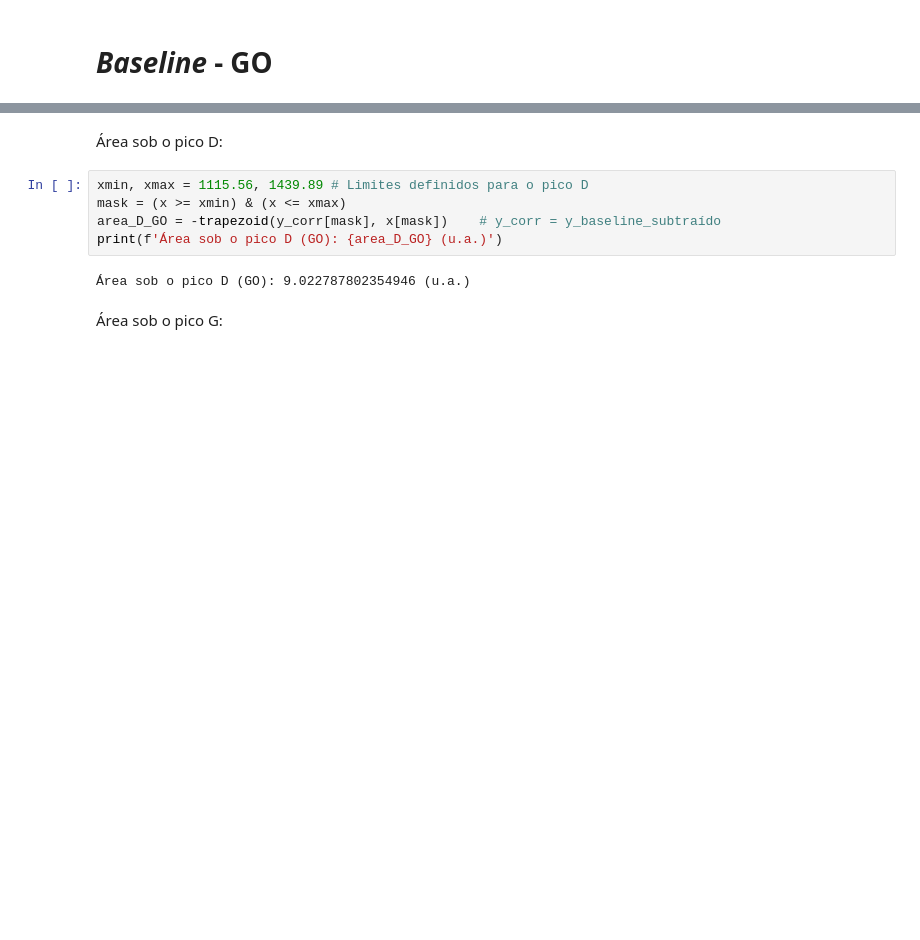
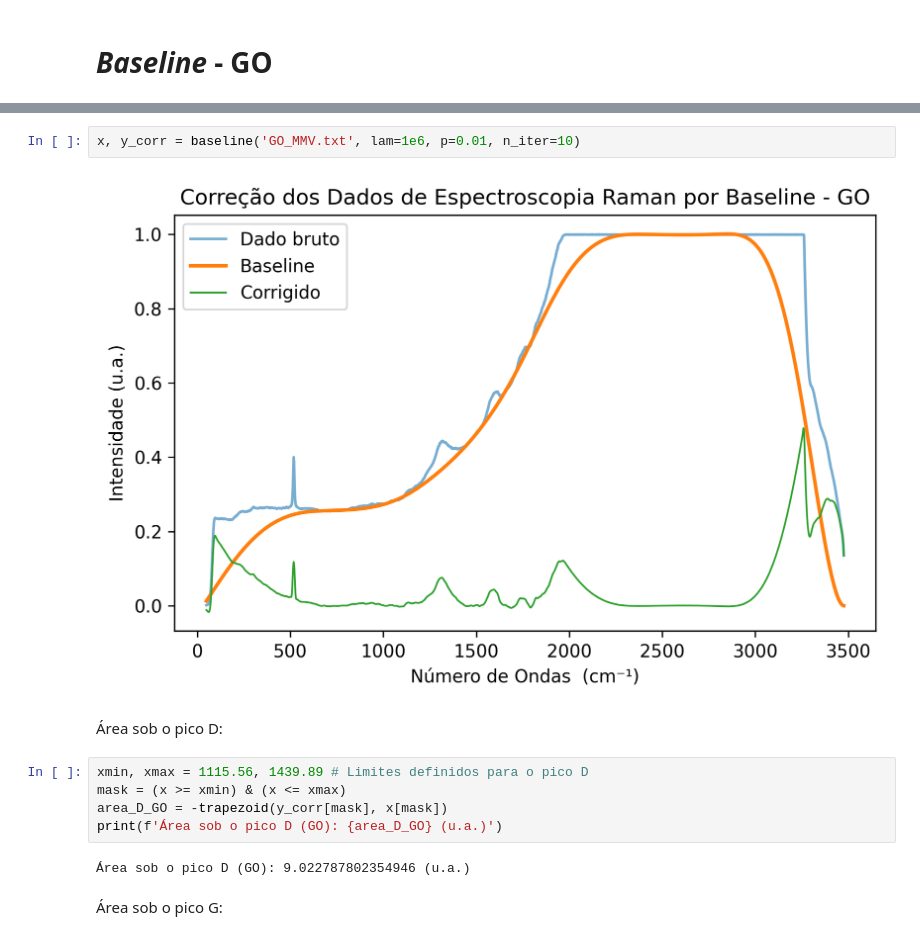
Before and after one commit to mateusjmd/Ilum, a Jupyter notebook: 2025.2/LA1/Raman/Raman_plot.ipynb, the cells around one changed output, grey strips where cells are left out. Saved outputs shown, nothing was run; the diff lists cells and outputs as text; blank space fills up the shorter version.

```diff
--- a/2025.2/LA1/Raman/Raman_plot.ipynb
+++ b/2025.2/LA1/Raman/Raman_plot.ipynb
@@ -300,9 +311,13 @@ fig.show()
+# %%
+x, y_corr = baseline('GO_MMV.txt', lam=1e6, p=0.01, n_iter=10)
+# %% [output]
+[figure, added]
 # %% [markdown]
 Área sob o pico D:
 # %%
 xmin, xmax = 1115.56, 1439.89 # Limites definidos para o pico D
 mask = (x >= xmin) & (x <= xmax)
-area_D_GO = -trapezoid(y_corr[mask], x[mask])    # y_corr = y_baseline_subtraído
+area_D_GO = -trapezoid(y_corr[mask], x[mask])
 print(f'Área sob o pico D (GO): {area_D_GO} (u.a.)')
 # %% [output]
 Área sob o pico D (GO): 9.022787802354946 (u.a.)
```
Also changed, not shown: parts of 13 cells of this notebook.
